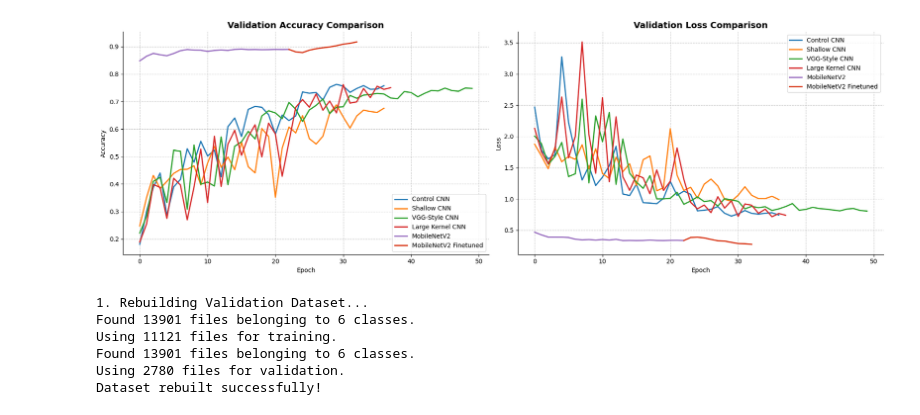
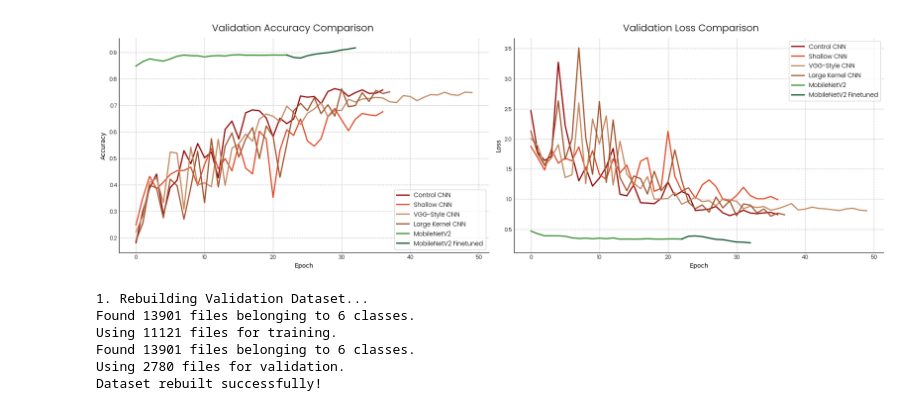
Before and after one commit to kvbek/garbage-sorting-nn, a Jupyter notebook: src/03_analysis.ipynb, the cells around one changed output. Saved outputs shown, nothing was run; the diff lists cells and outputs as text; code cells hidden in the pictures.

```diff
--- a/src/03_analysis.ipynb
+++ b/src/03_analysis.ipynb
@@ -16,5 +23,7 @@ from utils.preprocess_data import get_garbage_datasets
 # %%
 os.makedirs('../plots', exist_ok=True)
+# %%
+cmap = load_cmap("Abbott")
 # %%
 # Define the models and where to find their CSV logs
 # Update the paths if your files are named differently!
@@ -28,8 +37,6 @@ models_to_plot = {
 }
 
 fig, ax = plt.subplots(1, 2, figsize=(18, 6))
-
-colors = ['#1f77b4', '#ff7f0e', '#2ca02c', '#d62728', '#9467bd', "#d72e0c"]
 
 # Variables to remember where Phase 1 ended
 phase1_length = 0
@@ -55,42 +62,52 @@ for idx, (display_name, csv_path) in enumerate(models_to_plot.items()):
             y_acc = history_df['val_accuracy']
             y_loss = history_df['val_loss']
 
             # If this is the base MobileNet, save its final state before moving to the next loop
             if display_name == 'MobileNetV2':
                 phase1_length = len(history_df)
                 phase1_last_acc = history_df['val_accuracy'].iloc[-1]
                 phase1_last_loss = history_df['val_loss'].iloc[-1]
 
         # Plot Accuracy
-        ax[0].plot(x_values, y_acc, label=display_name, color=colors[idx], linewidth=2)
+        ax[0].plot(x_values, y_acc, label=display_name, color=cmap(idx), linewidth=2)
 
         # Plot Loss
-        ax[1].plot(x_values, y_loss, label=display_name, color=colors[idx], linewidth=2)
+        ax[1].plot(x_values, y_loss, label=display_name, color=cmap(idx), linewidth=2)
 
     else:
         print(f"⚠️ Warning: Could not find {csv_path}. Skipping {display_name}.")
 
+style_plot_fonts(ax[0])
+style_plot_fonts(ax[1])
+
 # Format Accuracy Plot
-ax[0].set_title('Validation Accuracy Comparison', fontsize=14, fontweight='bold')
+fig_text(
+    x=0.25, y=0.95, ha='center',
+    s=f"Validation Accuracy Comparison",
+    fontsize=16,
+    font=poppins_light,
+    ax=ax[0]
+)
 ax[0].set_ylabel('Accuracy')
 ax[0].set_xlabel('Epoch')
-ax[0].legend(loc='lower right')
+ax[0].legend(loc='lower right', prop=poppins_light)
 ax[0].grid(True, linestyle='--', alpha=0.7)
 
 # Format Loss Plot
-ax[1].set_title('Validation Loss Comparison', fontsize=14, fontweight='bold')
+fig_text(
+    x=0.75, y=0.95, ha='center',
+    s=f"Validation Loss Comparison",
+    fontsize=16,
+    font=poppins_light,
+    ax=ax[1]
+)
 ax[1].set_ylabel('Loss')
 ax[1].set_xlabel('Epoch')
-ax[1].legend(loc='upper right')
+ax[1].legend(loc='upper right', prop=poppins_light)
 ax[1].grid(True, linestyle='--', alpha=0.7)
-
-# Clean up borders for a professional look
-for a in ax:
-    for spine in ['top', 'right']:
-        a.spines[spine].set_visible(False)
 
 plt.tight_layout()
 plt.savefig('../plots/learning-comparison.png')
 plt.show()
 # %% [output]
-[figure, old version]
+[figure, new version]
```
Also changed, not shown: parts of 5 cells of this notebook, 10 other files.
